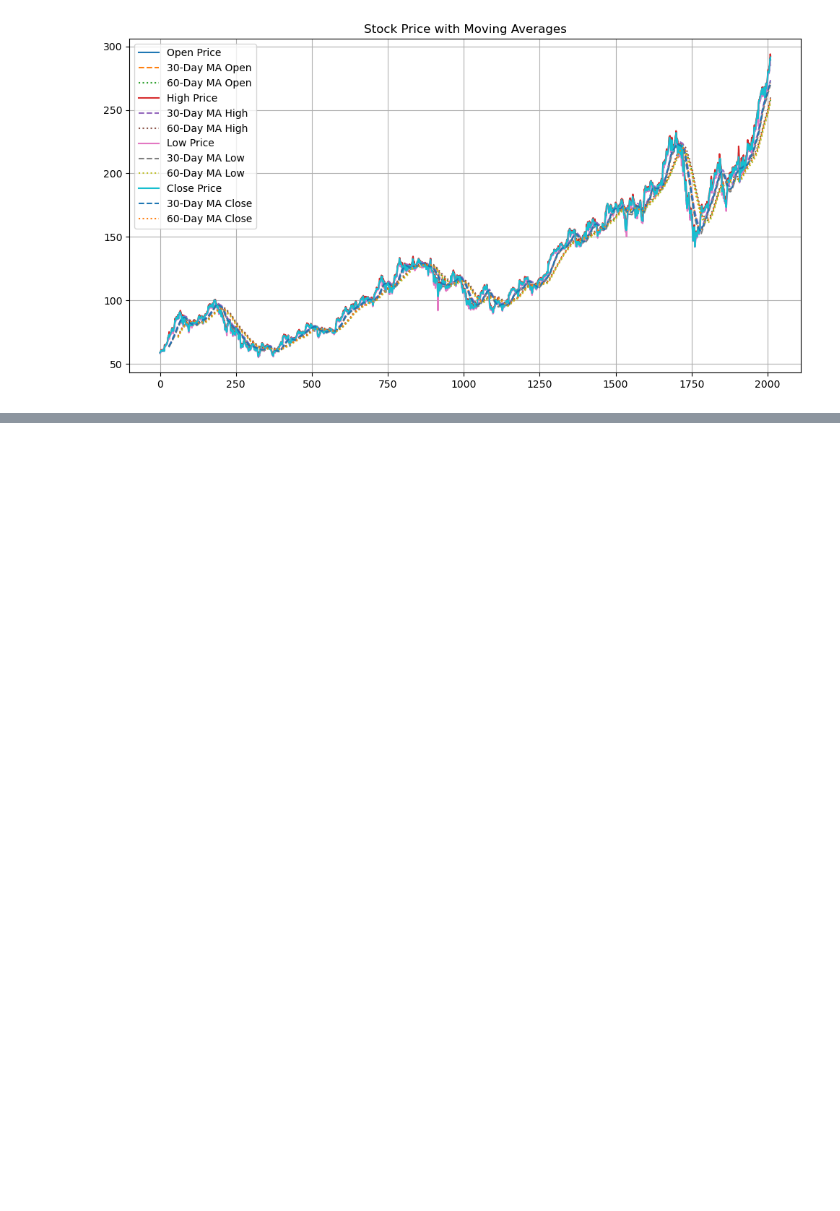
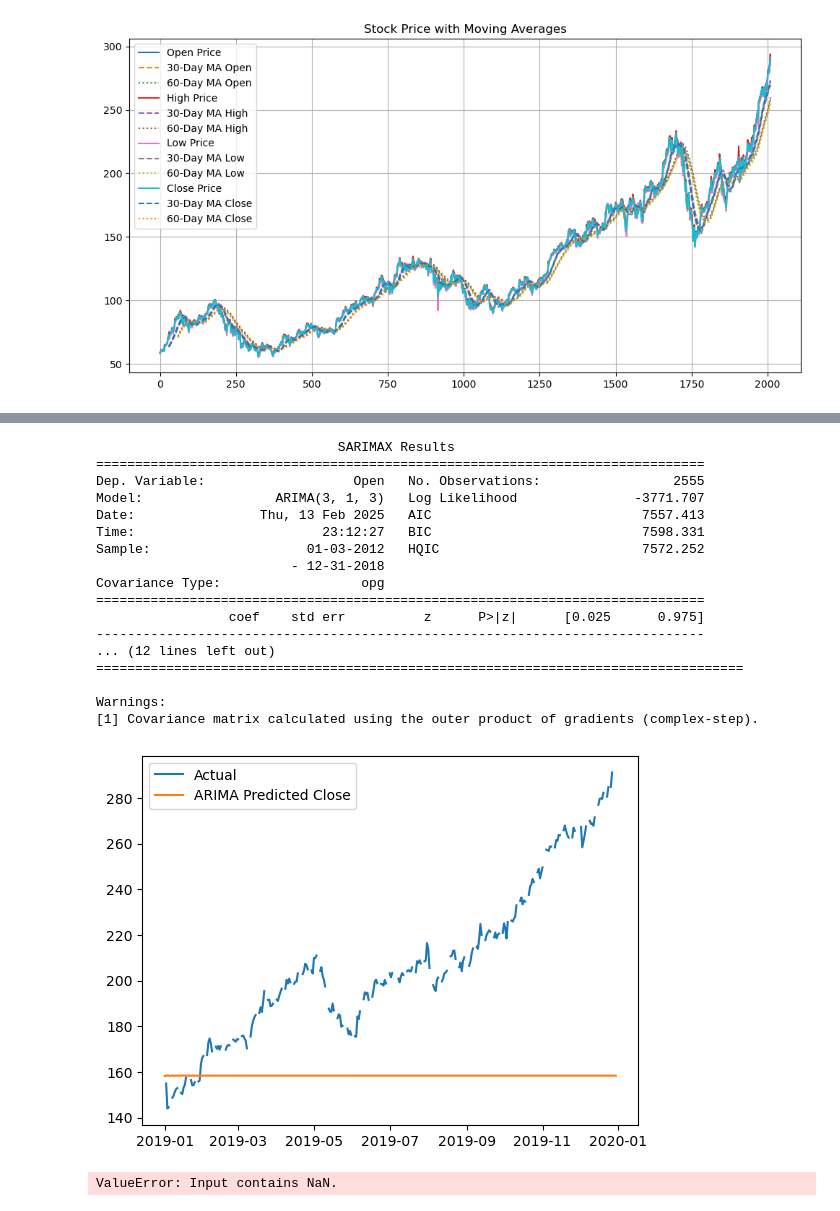
Before and after one commit to nishchalkp/Stock_Market_Analysis, a Jupyter notebook: eda/Exploratory_Data_Analysis.ipynb, the cells around one changed output, grey strips where cells are left out. Saved outputs shown, nothing was run; the diff lists cells and outputs as text; code cells hidden in the pictures; blank space fills up the shorter version.

```diff
--- a/eda/Exploratory_Data_Analysis.ipynb
+++ b/eda/Exploratory_Data_Analysis.ipynb
@@ -168,0 +273,3 @@ stock_price_preprocessed.head(40)
+# %%
+training_data = stock_price_preprocessed.loc['2012-01-01':'2018-12-31']
+training_data.head()
@@ -168,0 +284,3 @@ stock_price_preprocessed.head(40)
+# %%
+testing_data = stock_price_preprocessed.loc['2019-01-01':'2019-12-31']
+testing_data.head()
@@ -168,0 +295,55 @@ stock_price_preprocessed.head(40)
+# %%
+from statsmodels.tsa.arima.model import ARIMA
+# arima_results = {}
+# for col in ['Open', 'High', 'Low', 'Close']:
+#     model = ARIMA(training_data[col], order=(3,1,2))
+#     result = model.fit()
+#     arima_results[col] = result
+#     print(result.summary())
+#     test_pred = arima_results[col].forecast(steps=len(testing_data))
+#     plt.plot(testing_data.index, testing_data[col], label='Actual')
+#     plt.plot(testing_data.index, test_pred, label=f'ARIMA Predicted {col}')
+#     plt.legend()
+#     plt.show()
+
+
+model = ARIMA(training_data['Open'], order=(3,1,3))
+result = model.fit()
+print(result.summary())
+
+test_pred = result.forecast(steps=len(testing_data)).predicted_mean
+plt.plot(testing_data.index, testing_data['Open'], label='Actual')
+plt.plot(testing_data.index, test_pred, label=f'ARIMA Predicted {col}')
+plt.legend()
+plt.show()
+# %% [output]
+                               SARIMAX Results
+==============================================================================
+Dep. Variable:                   Open   No. Observations:                 2555
+Model:                 ARIMA(3, 1, 3)   Log Likelihood               -3771.707
+Date:                Thu, 13 Feb 2025   AIC                           7557.413
+Time:                        23:12:27   BIC                           7598.331
+Sample:                    01-03-2012   HQIC                          7572.252
+                         - 12-31-2018
+Covariance Type:                  opg
+==============================================================================
+                 coef    std err          z      P>|z|      [0.025      0.975]
+------------------------------------------------------------------------------
+... (12 lines left out)
+===================================================================================
+
+Warnings:
+[1] Covariance matrix calculated using the outer product of gradients (complex-step).
+[figure, added]
+# %%
+from sklearn.metrics import mean_absolute_error, mean_squared_error
+import numpy as np
+
+mae = mean_absolute_error(testing_data['Open'], test_pred)
+mse = mean_squared_error(testing_data['Open'], test_pred)
+rmse = np.sqrt(mse)
+print(mae)
+print(mse)
+print(rmse)
+# %% [output]
+ValueError: Input contains NaN.
```
Also changed, not shown: parts of 15 cells of this notebook, 2 other files.
